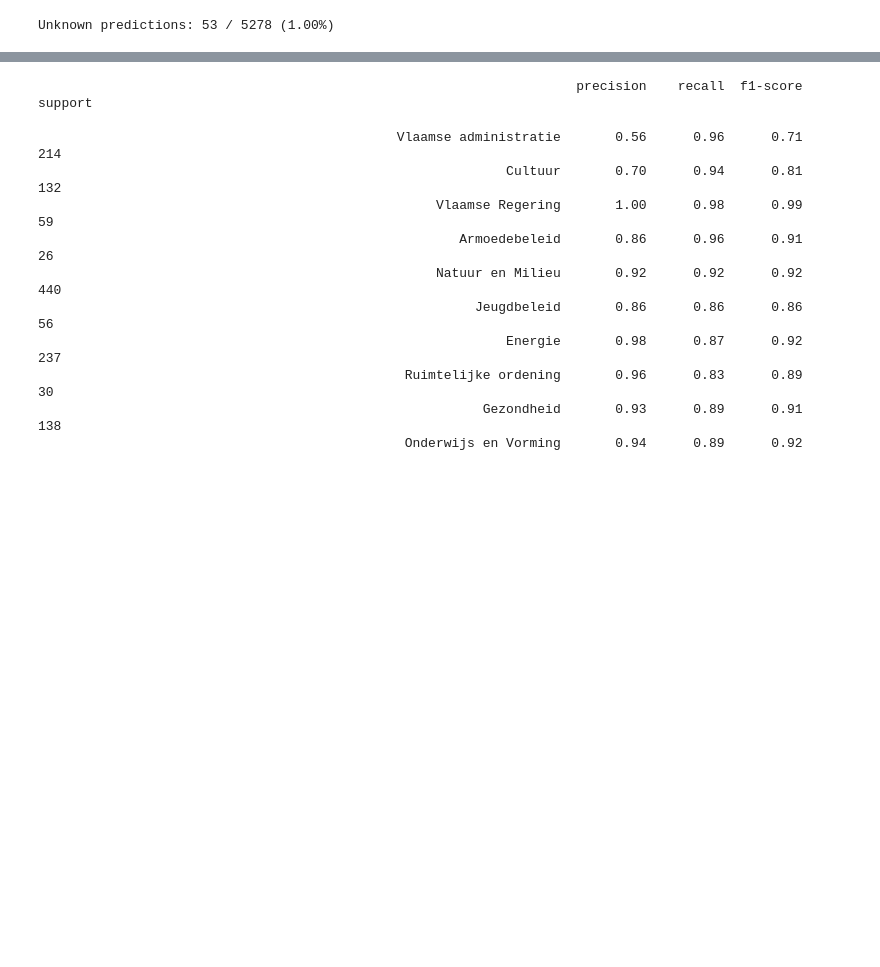
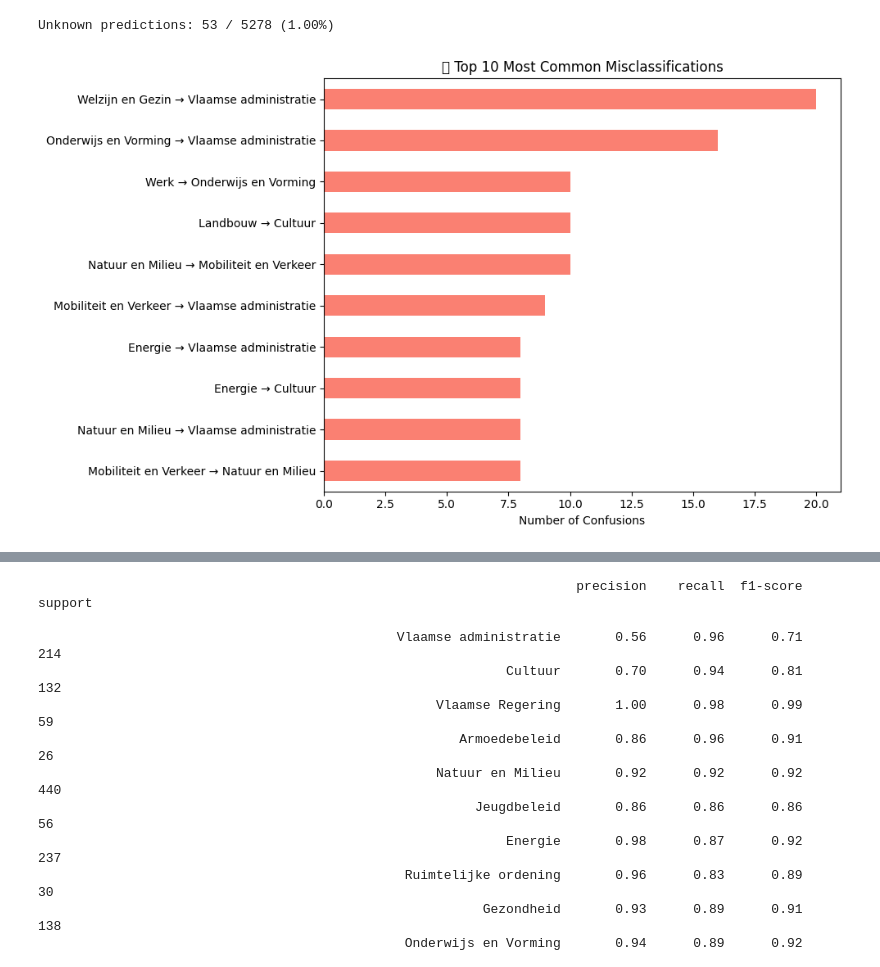
Before and after one commit to Corrie09/IdentifyingAndClassifying-Dutch-Statistical-Questions, a Jupyter notebook: EvaluateModels/BasicEvaluation.ipynb, the cells around one changed output, grey strips where cells are left out. Drawn from its saved outputs; the diff is of its cells as text; code cells hidden in the pictures; blank space fills up the shorter version.

```diff
--- a/EvaluateModels/BasicEvaluation.ipynb
+++ b/EvaluateModels/BasicEvaluation.ipynb
@@ -173,13 +178,22 @@ for i in range(len(probabilities)):
 # %% [output]
 Dynamic Threshold: 0.14663756802678107
 # %%
-# ✅ 14. Save Predictions
+# Create list of results
+results = [
+    "Unknown" if pred == "Unknown"
+    else "Correct" if id_to_theme[true_label] == pred
+    else "Incorrect"
+    for true_label, pred in zip(test_labels, predicted_labels)
+]
+
+# Create DataFrame with results column
 output_df = pd.DataFrame({
     "Text": test_texts,
     "True_Theme": [id_to_theme[label] for label in test_labels],
-    "Predicted_Theme": predicted_labels
+    "Predicted_Theme": predicted_labels,
+    "Result": results
 })
 
-
-# output_df.to_excel("PAS NAAM AAN!! .xlsx", index=False)  !!! PAS NAAM AAN!!
+# Save to Excel
+output_df.to_excel("test.xlsx", index=False)
 print("✅ Model Training Completed! Predictions saved.")
@@ -190,3 +206,33 @@ unknown_count = predicted_labels.count("Unknown")
 print(f"Unknown predictions: {unknown_count} / {len(predicted_labels)} ({unknown_count/len(predicted_labels)*100:.2f}%)")
 # %% [output]
 Unknown predictions: 53 / 5278 (1.00%)
+# %%
+# ✅ Create a DataFrame of misclassifications (excluding Unknowns)
+df_misclassified = output_df[
+    (output_df["Result"] == "Incorrect") &
+    (output_df["Predicted_Theme"] != "Unknown")
+]
+
+# ✅ Group by (True_Theme, Predicted_Theme) and count occurrences
+top_confusions = (
+    df_misclassified
+    .groupby(["True_Theme", "Predicted_Theme"])
+    .size()
+    .sort_values(ascending=False)
+    .head(10)
+)
+
+# ✅ Convert MultiIndex to string for clean plotting
+top_confusions_plot = top_confusions.copy()
+top_confusions_plot.index = [f"{true} → {pred}" for true, pred in top_confusions_plot.index]
+
+# ✅ Plot
+plt.figure(figsize=(10, 6))
+top_confusions_plot.plot(kind="barh", color="salmon")
+plt.xlabel("Number of Confusions")
+plt.title("🔍 Top 10 Most Common Misclassifications")
+plt.gca().invert_yaxis()
+plt.tight_layout()
+plt.show()
+# %% [output]
+[figure, added]
```
Also changed, not shown: parts of 9 cells of this notebook, 1 other file.
